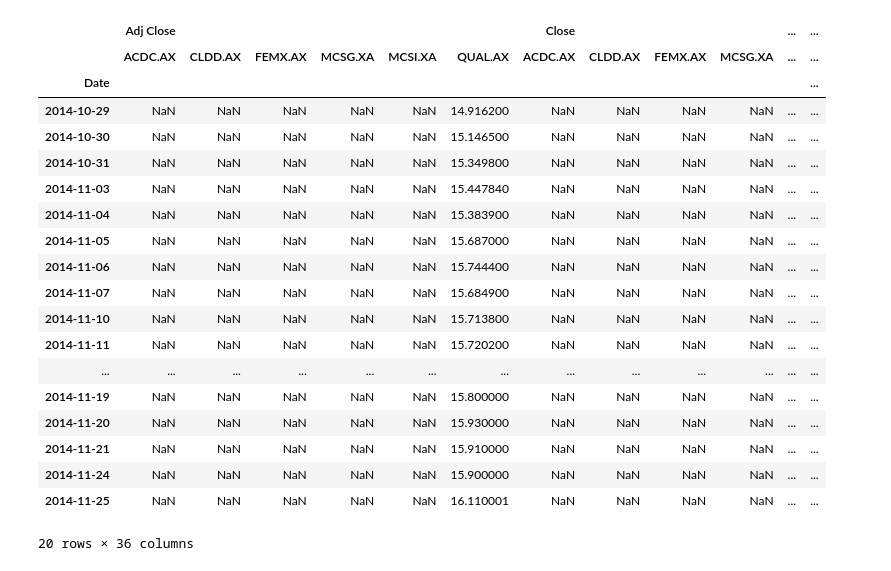
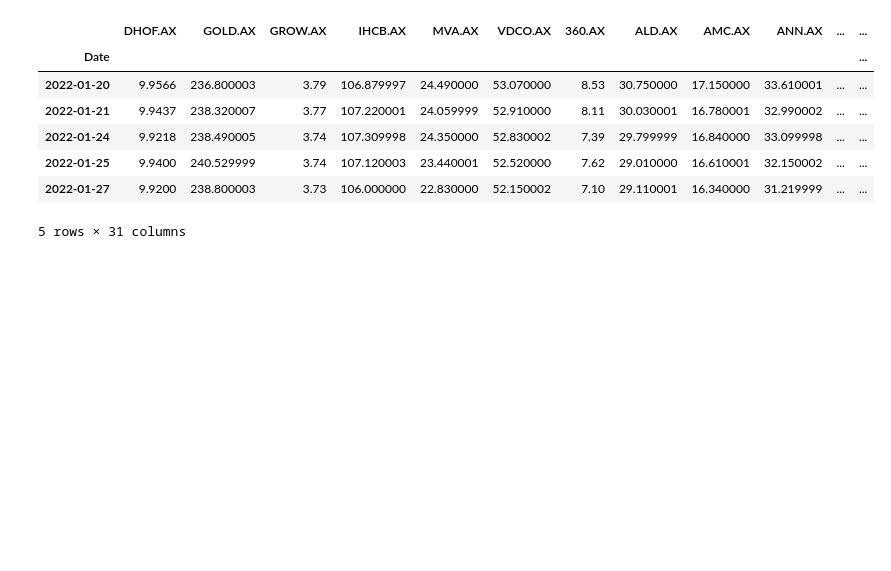
Before and after one commit to JimP315/PossibleAPI, a Jupyter notebook: PossibleAPI.ipynb, the cells around one changed output. Cells and saved outputs as stored; diff of their text form; code cells hidden in the pictures; blank space fills up the shorter version.

```diff
--- a/PossibleAPI.ipynb
+++ b/PossibleAPI.ipynb
@@ -54,23 +26,13 @@ growdata.tail()
-# %%
-growdata.head(20)
-# %% [output]
-|  | Adj Close |  |  |  |  |  | Close |  |  |  | ... | ... |
-|  | ACDC.AX | CLDD.AX | FEMX.AX | MCSG.XA | MCSI.XA | QUAL.AX | ACDC.AX | CLDD.AX | FEMX.AX | MCSG.XA | ... | ... |
-| Date |  |  |  |  |  |  |  |  |  |  |  | ... |
-| 2014-10-29 | NaN | NaN | NaN | NaN | NaN | 14.916200 | NaN | NaN | NaN | NaN | ... | ... |
-| 2014-10-30 | NaN | NaN | NaN | NaN | NaN | 15.146500 | NaN | NaN | NaN | NaN | ... | ... |
-| 2014-10-31 | NaN | NaN | NaN | NaN | NaN | 15.349800 | NaN | NaN | NaN | NaN | ... | ... |
-| 2014-11-03 | NaN | NaN | NaN | NaN | NaN | 15.447840 | NaN | NaN | NaN | NaN | ... | ... |
-| 2014-11-04 | NaN | NaN | NaN | NaN | NaN | 15.383900 | NaN | NaN | NaN | NaN | ... | ... |
-| 2014-11-05 | NaN | NaN | NaN | NaN | NaN | 15.687000 | NaN | NaN | NaN | NaN | ... | ... |
-| 2014-11-06 | NaN | NaN | NaN | NaN | NaN | 15.744400 | NaN | NaN | NaN | NaN | ... | ... |
-| 2014-11-07 | NaN | NaN | NaN | NaN | NaN | 15.684900 | NaN | NaN | NaN | NaN | ... | ... |
-| 2014-11-10 | NaN | NaN | NaN | NaN | NaN | 15.713800 | NaN | NaN | NaN | NaN | ... | ... |
-| 2014-11-11 | NaN | NaN | NaN | NaN | NaN | 15.720200 | NaN | NaN | NaN | NaN | ... | ... |
-| ... | ... | ... | ... | ... | ... | ... | ... | ... | ... | ... | ... | ... |
-| 2014-11-19 | NaN | NaN | NaN | NaN | NaN | 15.800000 | NaN | NaN | NaN | NaN | ... | ... |
-| 2014-11-20 | NaN | NaN | NaN | NaN | NaN | 15.930000 | NaN | NaN | NaN | NaN | ... | ... |
-| 2014-11-21 | NaN | NaN | NaN | NaN | NaN | 15.910000 | NaN | NaN | NaN | NaN | ... | ... |
-| 2014-11-24 | NaN | NaN | NaN | NaN | NaN | 15.900000 | NaN | NaN | NaN | NaN | ... | ... |
-| 2014-11-25 | NaN | NaN | NaN | NaN | NaN | 16.110001 | NaN | NaN | NaN | NaN | ... | ... |
-20 rows × 36 columns
+# %%
+close_df = pd.concat([defport, shareport, growport], axis = "columns", join = "inner")
+close_df.dropna(inplace = True)
+close_df.head()
+# %% [output]
+|  | DHOF.AX | GOLD.AX | GROW.AX | IHCB.AX | MVA.AX | VDCO.AX | 360.AX | ALD.AX | AMC.AX | ANN.AX | ... | ... |
+| Date |  |  |  |  |  |  |  |  |  |  |  | ... |
+| 2022-01-20 | 9.9566 | 236.800003 | 3.79 | 106.879997 | 24.490000 | 53.070000 | 8.53 | 30.750000 | 17.150000 | 33.610001 | ... | ... |
+| 2022-01-21 | 9.9437 | 238.320007 | 3.77 | 107.220001 | 24.059999 | 52.910000 | 8.11 | 30.030001 | 16.780001 | 32.990002 | ... | ... |
+| 2022-01-24 | 9.9218 | 238.490005 | 3.74 | 107.309998 | 24.350000 | 52.830002 | 7.39 | 29.799999 | 16.840000 | 33.099998 | ... | ... |
+| 2022-01-25 | 9.9400 | 240.529999 | 3.74 | 107.120003 | 23.440001 | 52.520000 | 7.62 | 29.010000 | 16.610001 | 32.150002 | ... | ... |
+| 2022-01-27 | 9.9200 | 238.800003 | 3.73 | 106.000000 | 22.830000 | 52.150002 | 7.10 | 29.110001 | 16.340000 | 31.219999 | ... | ... |
+5 rows × 31 columns
```
Also changed, not shown: parts of 8 cells of this notebook.
